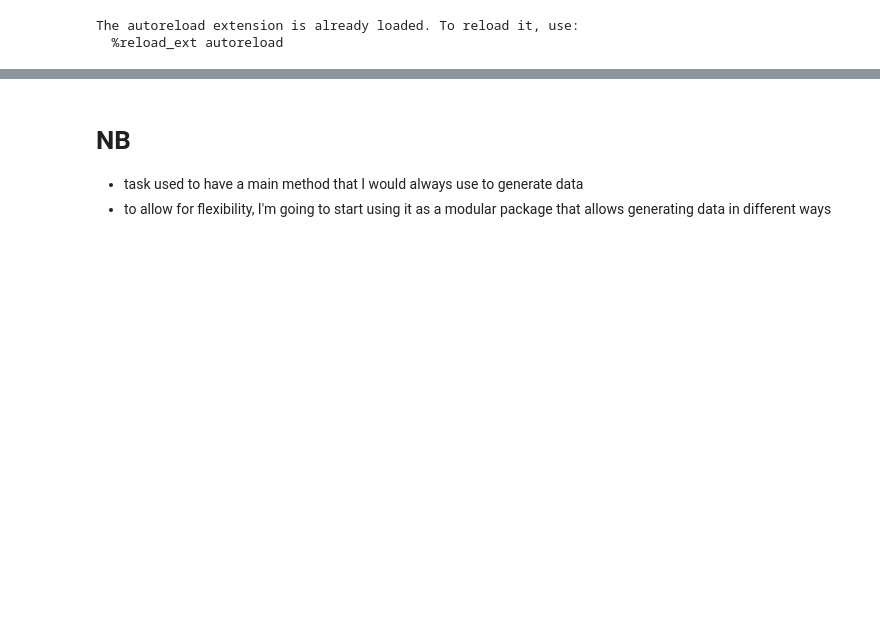
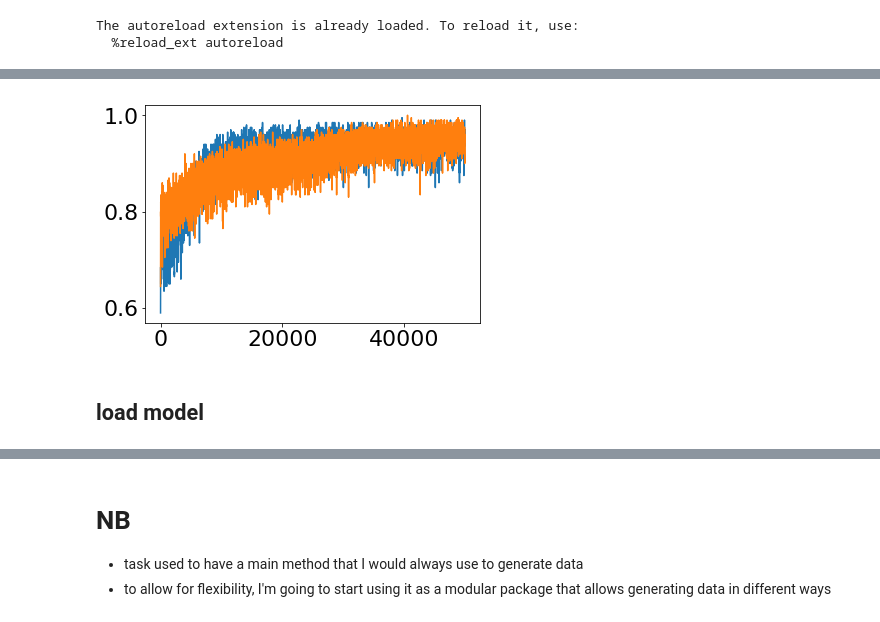
Before and after one commit to andrebeu/nback, a Jupyter notebook: nback pureEM.ipynb, the cells around one changed output, grey strips where cells are left out. Saved outputs shown, nothing was run; the diff lists cells and outputs as text; code cells hidden in the pictures; blank space fills up the shorter version.

```diff
--- a/nback pureEM.ipynb
+++ b/nback pureEM.ipynb
@@ -24,0 +54,13 @@ The autoreload extension is already loaded. To reload it, use:
+# %%
+for train_ntokens in [3,10]:
+  train_nback = 2
+  seed = 0
+  fpath = "model_data/pureEM-sweep2/pureEM_25-ntokens_%s-nback_%s-seed_%s-train_score.npy"%(
+                train_ntokens,train_nback,seed)
+  M = np.load(fpath).mean(1)
+  M = mov_avg(M)
+  plt.plot(M)
+# %% [output]
+[figure, added]
+# %% [markdown]
+## load model
```
Also changed, not shown: parts of 11 cells of this notebook, 5 other files.
